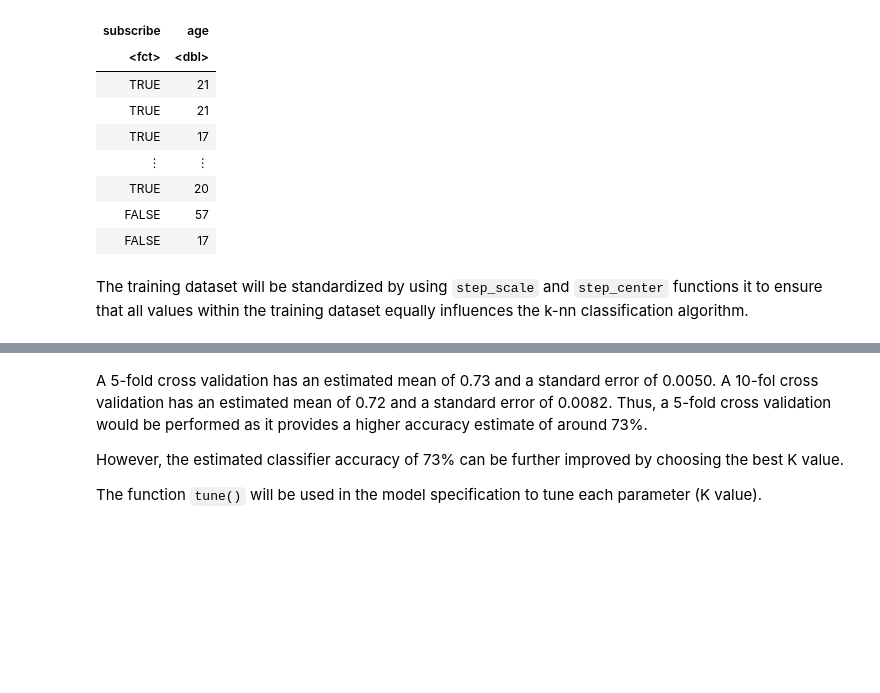
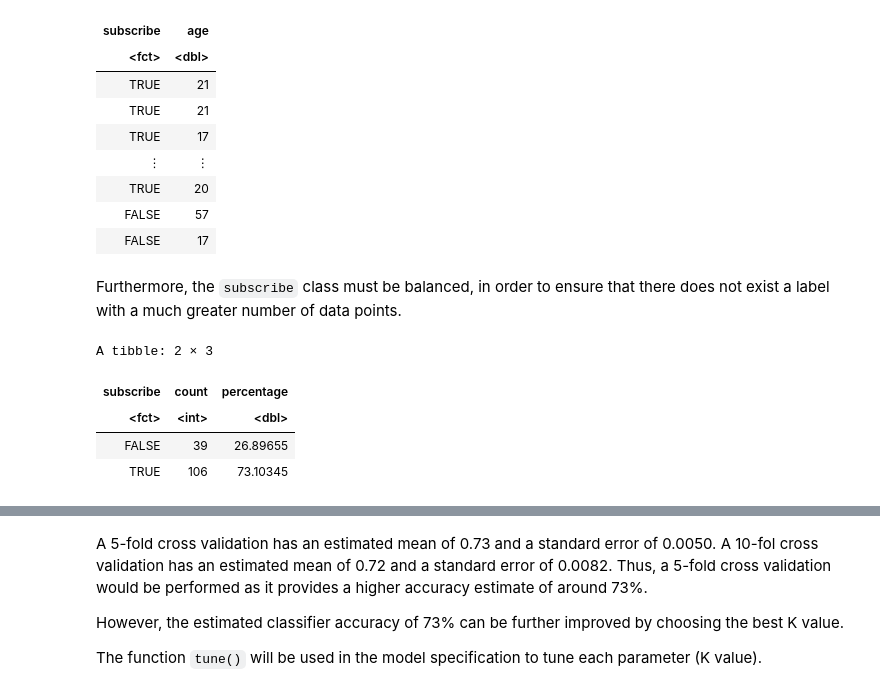
Before and after one commit to zzashleeyj/DSCI100-46-Group-Project, a Jupyter notebook: Final Project 46.ipynb, the cells around one changed output, grey strips where cells are left out. Saved outputs shown, nothing was run; the diff lists cells and outputs as text; code cells hidden in the pictures; blank space fills up the shorter version.

Commit message:
added rebalancing to data

```diff
--- a/Final Project 46.ipynb
+++ b/Final Project 46.ipynb
@@ -235,5 +236,21 @@ A tibble: 49 × 2
 | TRUE | 20 |
 | FALSE | 57 |
 | FALSE | 17 |
-# %% [markdown]
-The training dataset will be standardized by using `step_scale` and `step_center` functions it to ensure that all values within the training dataset equally influences the k-nn classification algorithm.
+# %% [markdown]
+Furthermore, the `subscribe` class must be balanced, in order to ensure that there does not exist a label with a much greater number of data points.
+# %%
+num_obs <- nrow(players_train)
+subscribe_percentage <- players_train |>
+  group_by(subscribe) |>
+  summarize(
+    count = n(),
+    percentage = n() / num_obs * 100
+  )
+
+subscribe_percentage
+# %% [output]
+A tibble: 2 × 3
+| subscribe | count | percentage |
+| <fct> | <int> | <dbl> |
+| FALSE | 39 | 26.89655 |
+| TRUE | 106 | 73.10345 |
```
Also changed, not shown: parts of 7 cells of this notebook.
